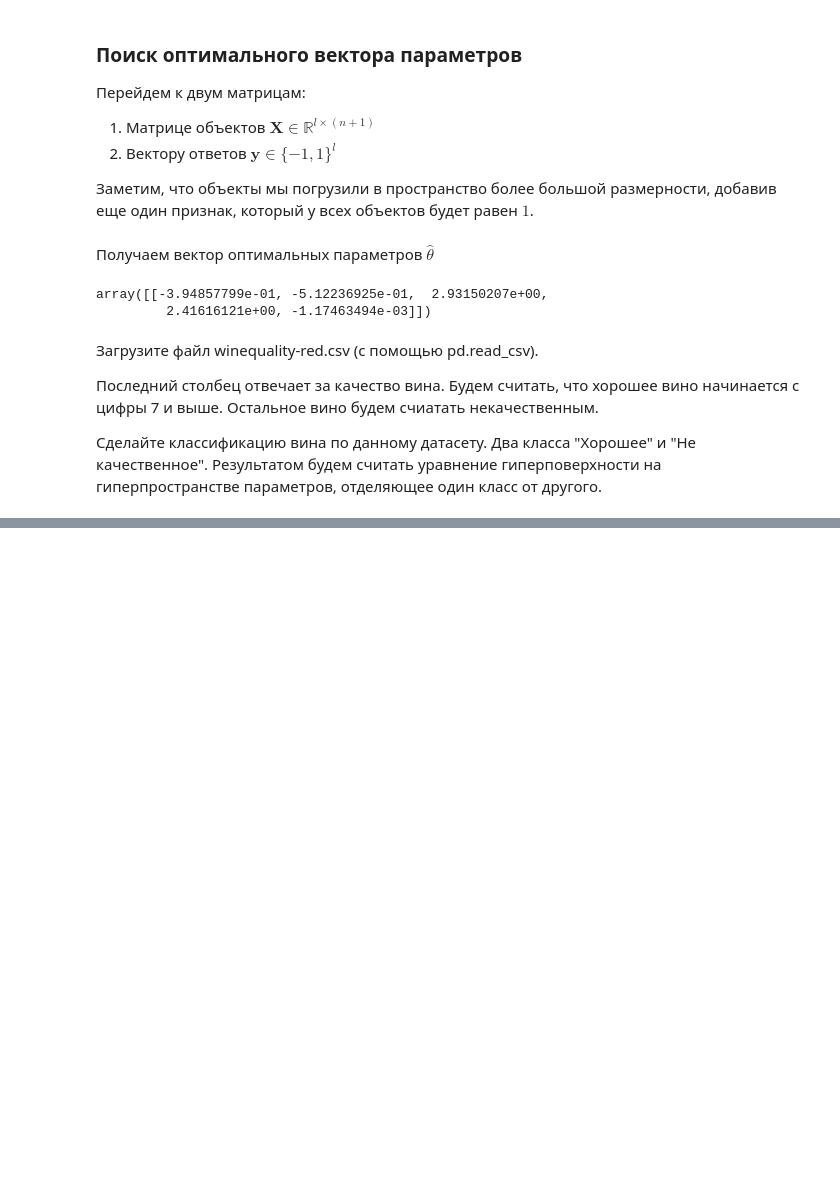
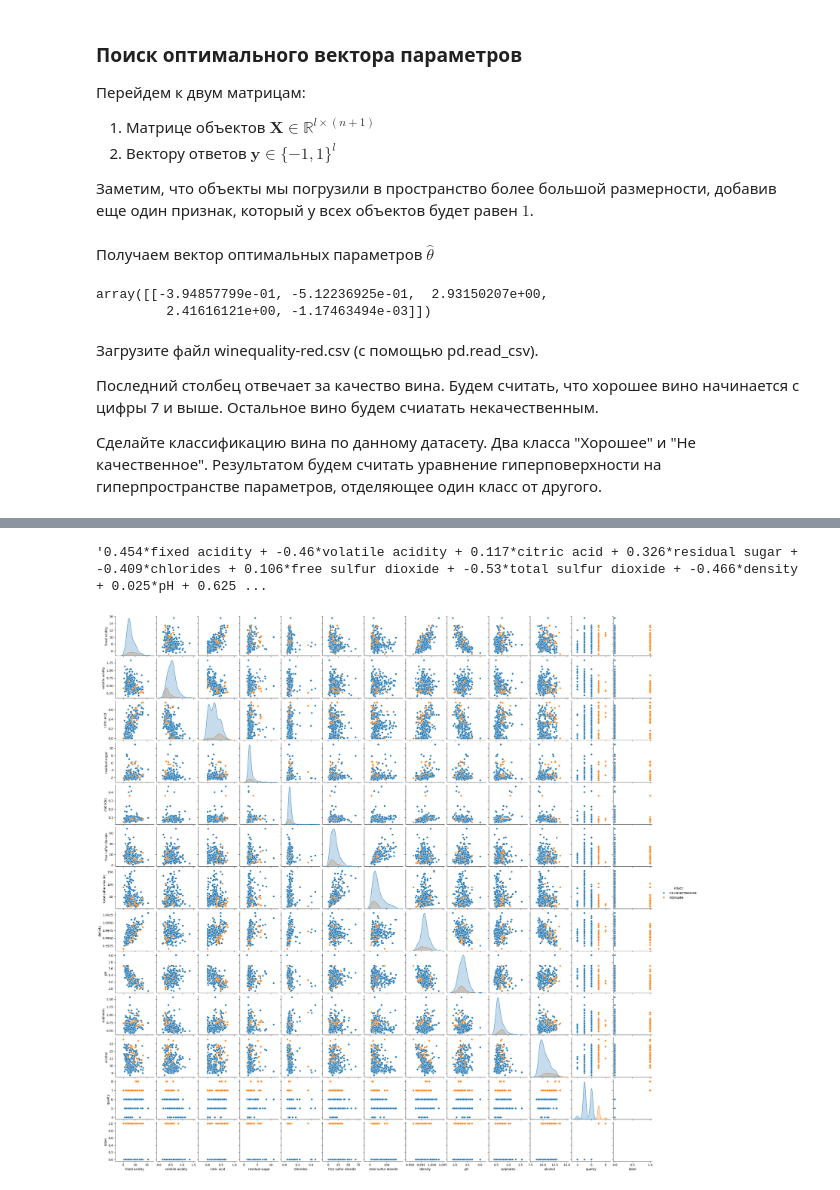
Before and after one commit to Twinsiller/Unik, a Jupyter notebook: S2/Machine_learning/Практика 2/Текущий контроль 2.ipynb, the cells around one changed output, grey strips where cells are left out. Saved outputs shown, nothing was run; the diff lists cells and outputs as text; code cells hidden in the pictures; blank space fills up the shorter version.

```diff
--- a/S2/Machine_learning/Практика 2/Текущий контроль 2.ipynb
+++ b/S2/Machine_learning/Практика 2/Текущий контроль 2.ipynb
@@ -190,0 +190,44 @@ data.head()
+# %%
+from sklearn.linear_model import LogisticRegression
+from sklearn.preprocessing import StandardScaler
+import numpy as np
+
+# Создаем бинарный целевой признак: хорошее (1) или не качественное (0)
+wine_df['label'] = (wine_df['quality'] >= 7).astype(int)
+
+# Отделим признаки и целевую переменную
+X = wine_df.drop(columns=['quality', 'label'])
+y = wine_df['label']
+
+# Стандартизируем признаки
+scaler = StandardScaler()
+X_scaled = scaler.fit_transform(X)
+
+# Обучим логистическую регрессию
+model = LogisticRegression()
+model.fit(X_scaled, y)
+
+# Получим коэффициенты гиперплоскости
+coefficients = model.coef_[0]
+intercept = model.intercept_[0]
+
+# Объединим в уравнение гиперплоскости
+feature_names = X.columns.tolist()
+hyperplane_equation = " + ".join([f"{round(coeff, 3)}*{name}" for coeff, name in zip(coefficients, feature_names)])
+hyperplane_equation = f"{hyperplane_equation} + ({round(intercept, 3)}) = 0"
+
+hyperplane_equation
+# %% [output]
+'0.454*fixed acidity + -0.46*volatile acidity + 0.117*citric acid + 0.326*residual sugar + -0.409*chlorides + 0.106*free sulfur dioxide + -0.53*total sulfur dioxide + -0.466*density + 0.025*pH + 0.625 ...
+# %%
+import seaborn as sns
+import matplotlib.pyplot as plt
+
+# Добавим метку класса в текстовом виде для визуализации
+wine_df['Класс'] = wine_df['label'].map({1: 'Хорошее', 0: 'Не качественное'})
+
+# Создадим pairplot
+sns.pairplot(wine_df.sample(300), hue='Класс', height=2, diag_kind='kde')
+plt.show()
+# %% [output]
+[figure, added]
```
Also changed, not shown: parts of 5 cells of this notebook.
